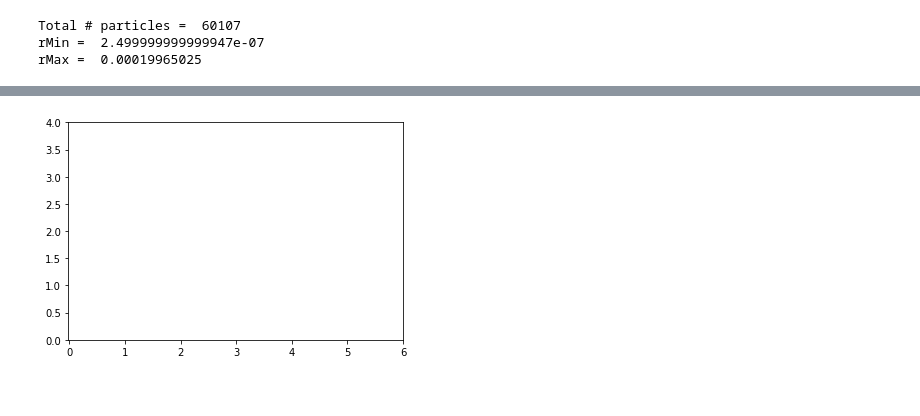
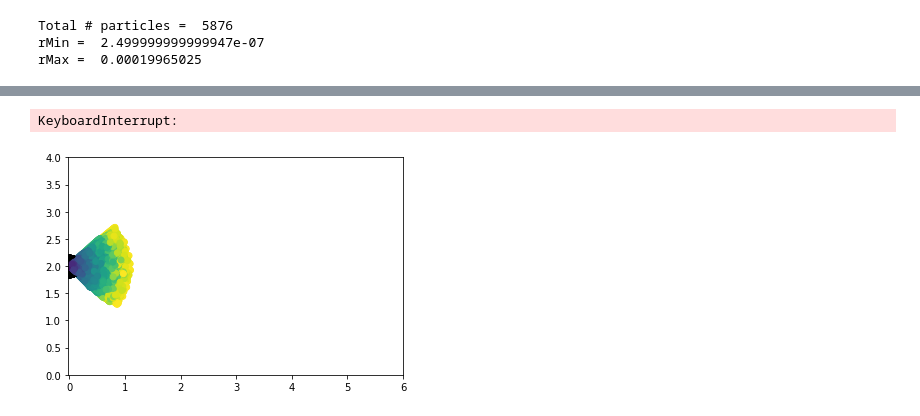
Before and after one commit to bmhowell/Cough_Simulation, a Jupyter notebook: cough_simulation.ipynb, the cells around one changed output, grey strips where cells are left out. Cells and saved outputs as stored; diff of their text form; code cells hidden in the pictures.

```diff
--- a/cough_simulation.ipynb
+++ b/cough_simulation.ipynb
@@ -34,9 +38,9 @@ counter = True                  # counter
 while counter:
     xi = np.random.randint(low=-1000, high=1000, size=1)/1000;
     R.append(R_ave * (1 + A * xi))
-    Mtot = Mtot + rho*(4/3)*np.pi*R[-1]**3
-    mi.append(rho*(4/3)*np.pi*R[-1]**3)
-    Aci.append(np.pi * R[-1]**2)
+    Mtot = Mtot + rho*(4/3)*np.pi*R[i]**3
+    mi.append(rho*(4/3)*np.pi*R[i]**3)
+    Aci.append(np.pi * R[i]**2)
     if Mtot >= mTot:
         counter = False
         pTot = i + 1
@@ -50,20 +54,24 @@ while counter:
 Aci = np.asarray(Aci)
 R = np.asarray(R).T
 mi = np.asarray(mi)
-plot_R = R[0,sample]
+
+np.random.seed(10)
+sample = np.random.choice(pTot, 1000, replace=False)     # select random particles to plot
 # %% [output]
-Total # particles =  60107
+Total # particles =  5876
 rMin =  2.499999999999947e-07
 rMax =  0.00019965025
 # %%
 # initial trajectories
-Nc = np.array([1., 0, 0]).T     # direction of cough [x, y, z]
+Nc = np.array([0, 1., 0]).T     # direction of cough [x, y, z]
 NPart = np.zeros((pTot, 3))     # perturbed direction for each particle [xi, yi, zi]
 nPart = np.zeros((pTot, 3))     # normalized vector for each particle [nx, ny, nz]
-Ac = np.array([0.5, 1., 1.]).T  # deviatoric constants [Ax, Ay, Az]
+Ac = np.array([1.0, 0.5, 1.]).T  # deviatoric constants [Ax, Ay, Az]
+
+
 for i in range(pTot):
     eta = [np.random.randint(low=-1000, high=1000, size=1)/1000,
-           np.random.randint(low=-1000, high=1000, size=1)/1000,
+           np.random.randint(low=0, high=1000, size=1)/1000,
            np.random.randint(low=-1000, high=1000, size=1)/1000]
 
     NPart[i, 0] = Nc[0] + Ac[0]*eta[0]
@@ -71,6 +79,7 @@ for i in range(pTot):
     NPart[i, 2] = Nc[2] + Ac[2]*eta[2]
 
     nMag = np.linalg.norm(NPart[i, :], 2)
+
     nPart[i, 0] = NPart[i, 0] / nMag
     nPart[i, 1] = NPart[i, 1] / nMag
     nPart[i, 2] = NPart[i, 2] / nMag
@@ -79,11 +88,12 @@ v0 = V0 * nPart
 # %%
 from celluloid import Camera
 #---------------- solution arrays --------------------
+v0 = V0 * nPart
 rSol = []
-vSol = []
 time_arr = []
 fig = plt.figure()
 camera = Camera(fig)
+plot_R = R[0,sample]
 # ---------------------------------------------
 # ----------- Begin time stepping -------------
 # ---------------------------------------------
@@ -93,20 +103,20 @@ vi = v0
 ri = np.outer(r0, ones).T
 rSol.append(ri)
 fGrav = np.outer(mi, g)
+
 inAir = np.ones(len(ri[:,0]), dtype=bool)
 timeFlight = np.zeros(len(inAir))
 
 t_step = 0
 time_arr.append(t_step)
 i = 0
-
+print('vi = ', vi.shape)
 while np.any(inAir):
-
+    print('i = ', i)
     if t_step > t_tot:
         print("simulation finished")
         break
-#     if i % 500 == 0:
-#         print('time = {} / {}'.format(t_step, t_tot))
+
     Cd = np.zeros(pTot)
 
     # compute forces
@@ -130,31 +140,45 @@ while np.any(inAir):
     if len(cond5) > 0:
         Cd[cond5] = 0.18
 
-    Cd = np.reshape(Cd, (len(Cd), 1))
-    vdiff = np.reshape(Cd, (len(vdiff), 1))
+#     Cd = np.reshape(Cd, (len(Cd), 1))
+#     vdiff = np.reshape(Cd, (len(vdiff), 1))
 
     # https://stackoverflow.com/questions/18522216/multiplying-across-in-a-numpy-array
-    fDrag_constant = np.squeeze(0.5 * Cd * rhoF * Aci * vdiff)
-    fDrag = ((vf - vi).T * fDrag_constant).T
+#     fDrag_constant = np.squeeze(Cd[inAir] * rhoF * Aci * vdiff)
+    print('shape ', (vdiff).shape)
+    dragC = np.array([(Cd * np.squeeze(Aci) * vdiff),
+                      (Cd * np.squeeze(Aci) * vdiff),
+                      (Cd * np.squeeze(Aci) * vdiff)]).T
+    fDrag = 1/2 * rhoF * dragC * (vf - vi)
+    print('fDrag = ', dragC.shape)
+    print('fDrag2 = ', (vf - vi).shape)
+    fTot = fDrag + fGrav
 
-    fTot = fDrag + fGrav
+#     if i < 3:
+#         print('fDrag = ', fDrag[0:6,:])
+#         print('fGrav = ', fGrav[0:6,:])
+#         print('fTot = ', fTot[0:6,:])
+#         print('v = ', vi[0:6,:])
+#         print('')
+
 
     ri[inAir,:] = ri[inAir,:] + dt*vi[inAir,:]
     vi[inAir,:] = vi[inAir,:] + dt*(fTot[inAir,:] / mi[inAir])
 
-    contactSubstrate = np.where(ri[:, 1] <= 0)
+    contactSubstrate = np.where(ri[:, 2] <= 0)
     inAir[contactSubstrate] = False
-    ri[contactSubstrate,1] = 0
+    ri[contactSubstrate, 2] = 0
 
     # animate
     if i % 10 == 0:
-        x2d = rSol[i][sample,0]
-        y2d = rSol[i][sample,1]
-        plt.scatter(r0[0], r0[1], color='k', s=500)
+        x2d = ri[sample,1]
+        y2d = ri[sample,2]
+        plt.scatter(r0[1], r0[2], color='k', s=500)
         plt.scatter(x2d, y2d, c=plot_R, cmap='viridis')
         plt.xlim(-0.02, 6)
         plt.ylim(0, 4)
         camera.snap()
+
 
     rSol.append(ri)
 
@@ -163,7 +187,10 @@ while np.any(inAir):
     time_arr.append(t_step)
     i += 1
 
+
 # --------------------------------------------
+print('compiling video ...')
 animation = camera.animate()
 animation.save('animation.mp4')
+print('____ compile complete ____')
 # %% [output]
@@ -171,2 +214,3 @@ simulation finished
+KeyboardInterrupt:
-[figure, old version]
+[figure, new version]
 # %%
```
Also changed, not shown: parts of 3 cells of this notebook, 5 other files.
